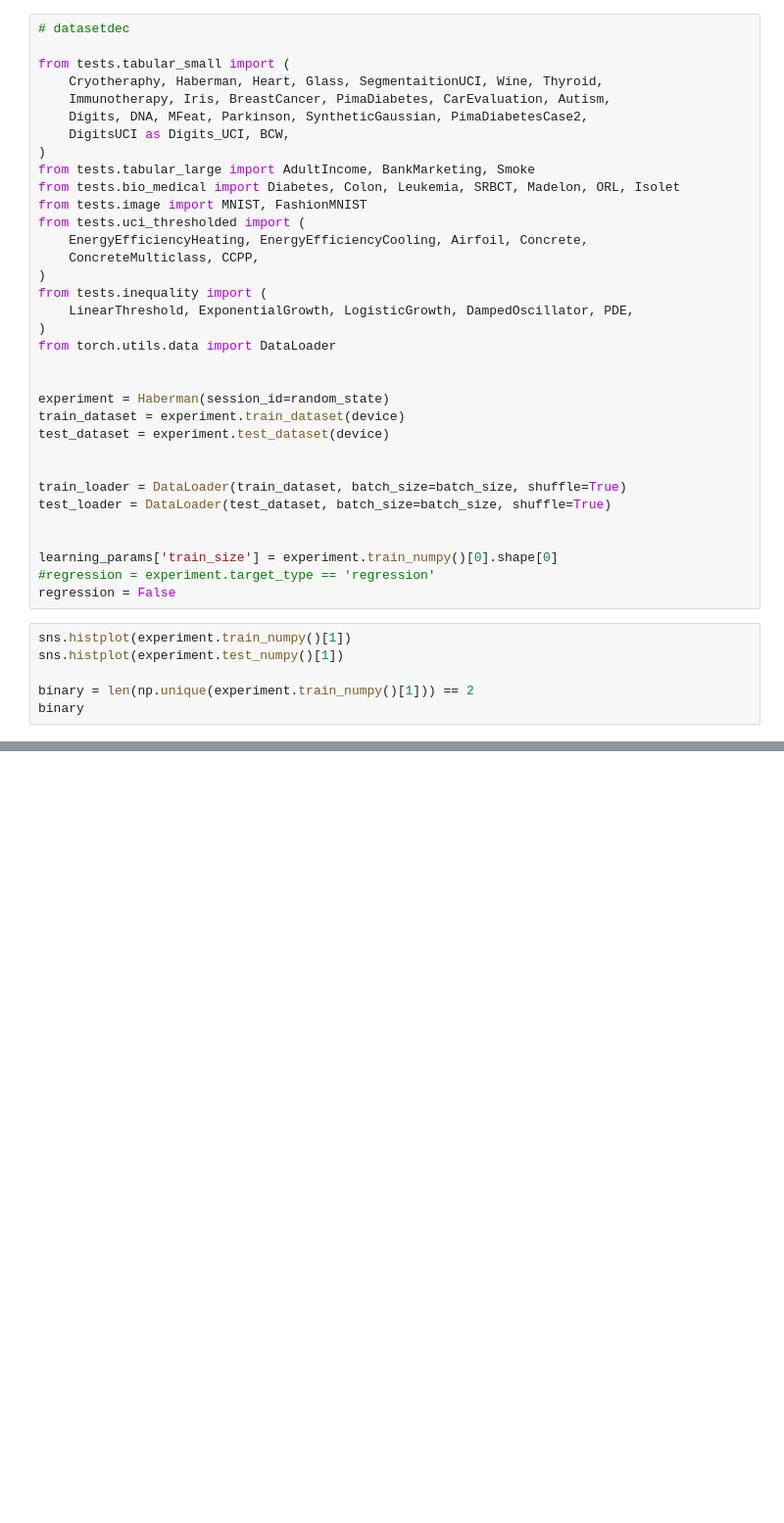
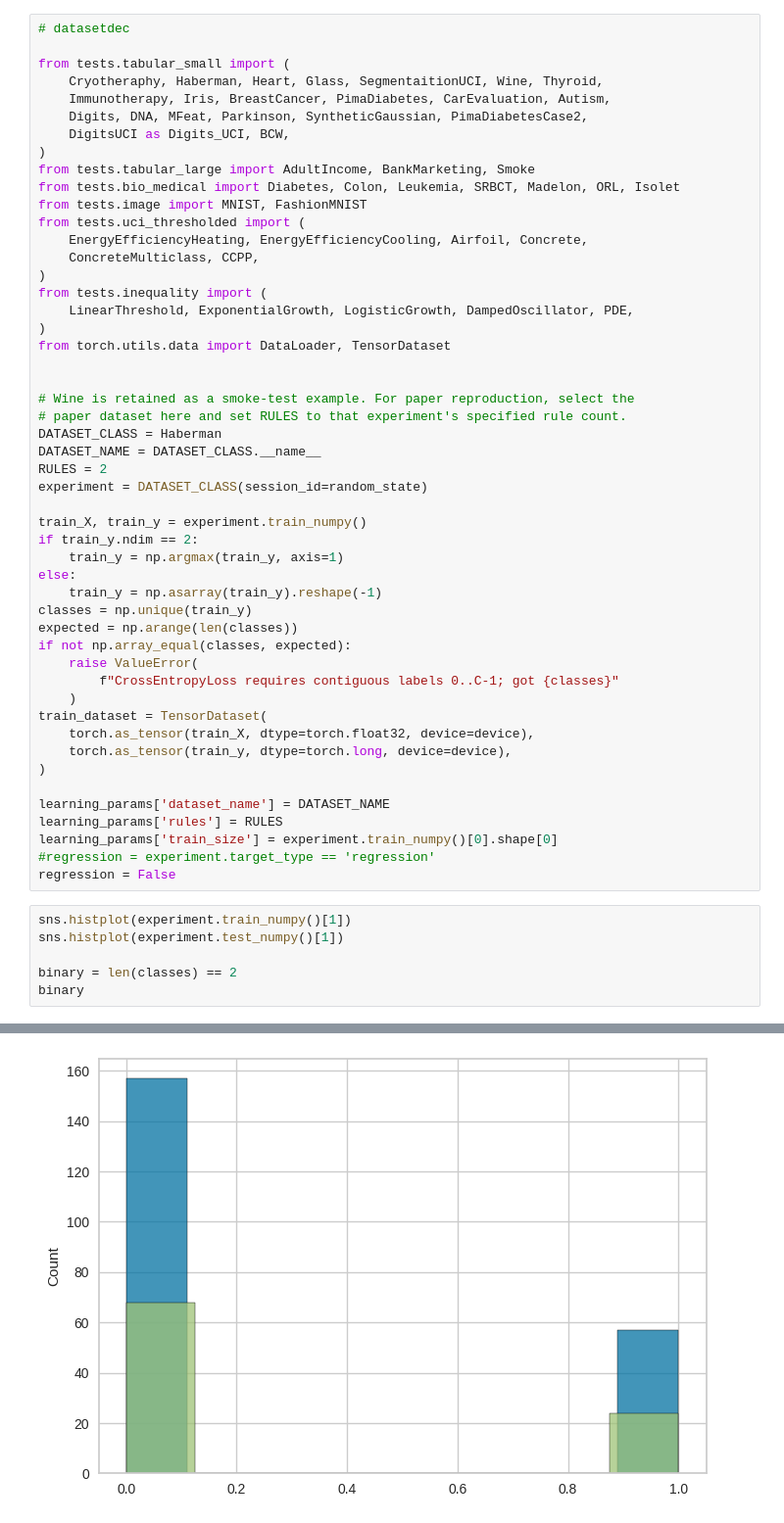
Before and after one commit to naforoutan/ReLaFIS, a Jupyter notebook: notebooks/test_class.ipynb, the cells around one changed output, grey strips where cells are left out. Shown at 98% size. Cells and saved outputs as stored; diff of their text form; blank space fills up the shorter version.

```diff
--- a/notebooks/test_class.ipynb
+++ b/notebooks/test_class.ipynb
@@ -58,18 +77,34 @@ from tests.uci_thresholded import (
 from tests.inequality import (
     LinearThreshold, ExponentialGrowth, LogisticGrowth, DampedOscillator, PDE,
 )
-from torch.utils.data import DataLoader
+from torch.utils.data import DataLoader, TensorDataset
 
 
-experiment = Haberman(session_id=random_state)
-train_dataset = experiment.train_dataset(device)
-test_dataset = experiment.test_dataset(device)
+# Wine is retained as a smoke-test example. For paper reproduction, select the
+# paper dataset here and set RULES to that experiment's specified rule count.
+DATASET_CLASS = Haberman
+DATASET_NAME = DATASET_CLASS.__name__
+RULES = 2
+experiment = DATASET_CLASS(session_id=random_state)
 
+train_X, train_y = experiment.train_numpy()
+if train_y.ndim == 2:
+    train_y = np.argmax(train_y, axis=1)
+else:
+    train_y = np.asarray(train_y).reshape(-1)
+classes = np.unique(train_y)
+expected = np.arange(len(classes))
+if not np.array_equal(classes, expected):
+    raise ValueError(
+        f"CrossEntropyLoss requires contiguous labels 0..C-1; got {classes}"
+    )
+train_dataset = TensorDataset(
+    torch.as_tensor(train_X, dtype=torch.float32, device=device),
+    torch.as_tensor(train_y, dtype=torch.long, device=device),
+)
 
-train_loader = DataLoader(train_dataset, batch_size=batch_size, shuffle=True)
-test_loader = DataLoader(test_dataset, batch_size=batch_size, shuffle=True)
-
-
+learning_params['dataset_name'] = DATASET_NAME
+learning_params['rules'] = RULES
 learning_params['train_size'] = experiment.train_numpy()[0].shape[0]
 #regression = experiment.target_type == 'regression'
 regression = False
@@ -77,5 +112,6 @@ regression = False
 sns.histplot(experiment.train_numpy()[1])
 sns.histplot(experiment.test_numpy()[1])
 
-binary = len(np.unique(experiment.train_numpy()[1])) == 2
+binary = len(classes) == 2
 binary
+# %% [output]
@@ -81,0 +119 @@ binary
+[figure, added]
```
Also changed, not shown: parts of 14 cells of this notebook, 4 other files.
